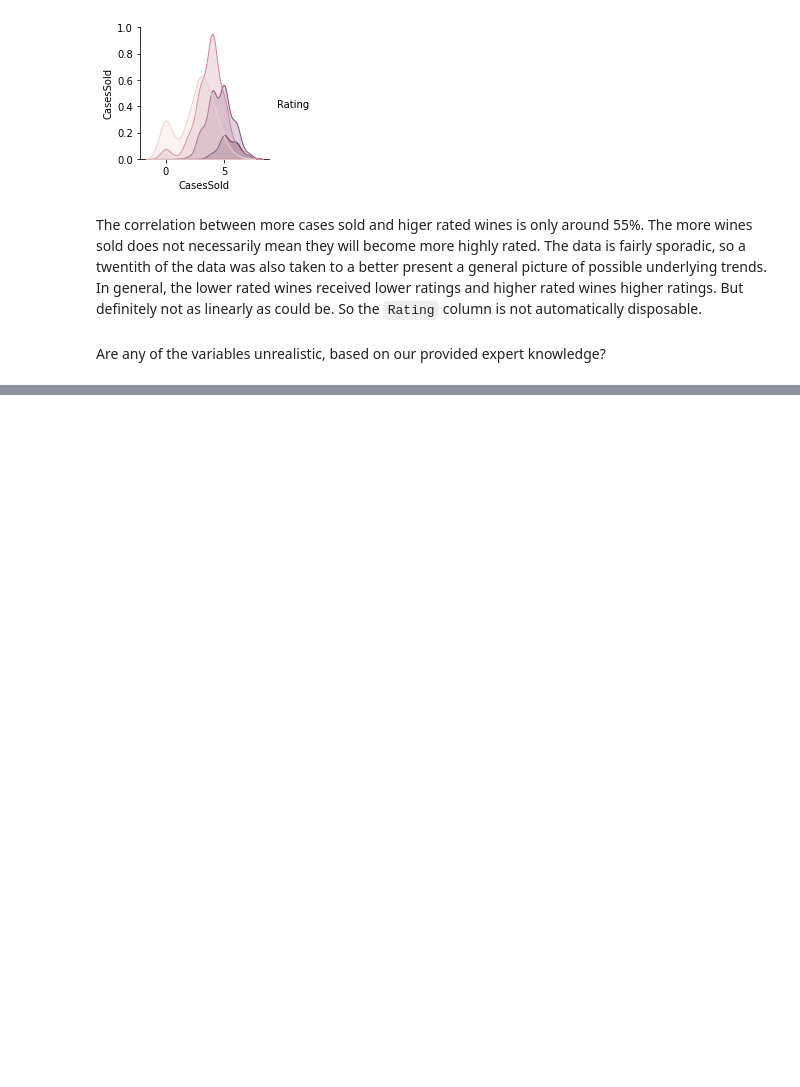
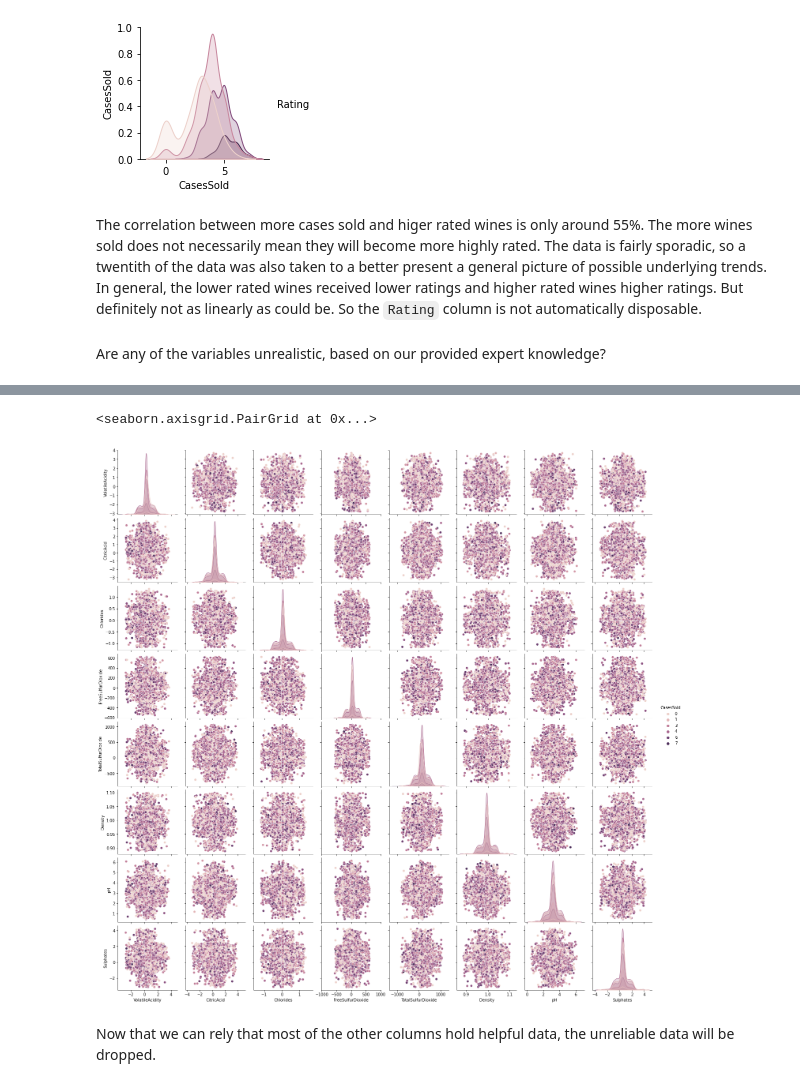
Before and after one commit to yabbou/python-data-science, a Jupyter notebook: hw_6.ipynb, the cells around one changed output, grey strips where cells are left out. Cells and saved outputs as stored; diff of their text form; code cells hidden in the pictures; blank space fills up the shorter version.

Commit message:
Second wave of data validation

```diff
--- a/hw_6.ipynb
+++ b/hw_6.ipynb
@@ -272,0 +313,7 @@ TypeError: ignored
+# %%
+sns.pairplot(wines_within_range_df,hue=CASES)
+# %% [output]
+<seaborn.axisgrid.PairGrid at 0x...>
+[figure, added]
+# %% [markdown]
+Now that we can rely that most of the other columns hold helpful data, the unreliable data will be dropped.
```
Also changed, not shown: parts of 16 cells of this notebook.
